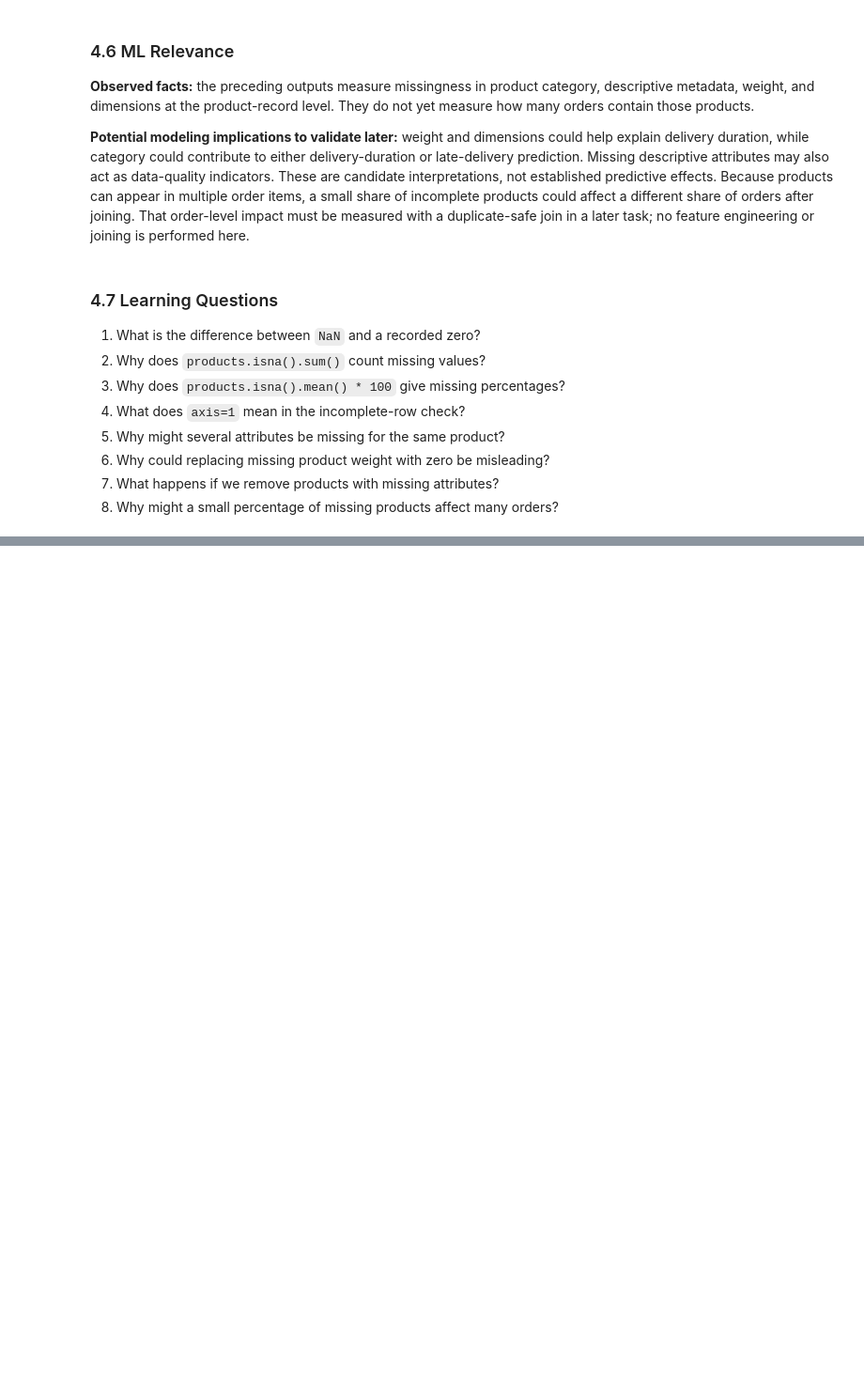
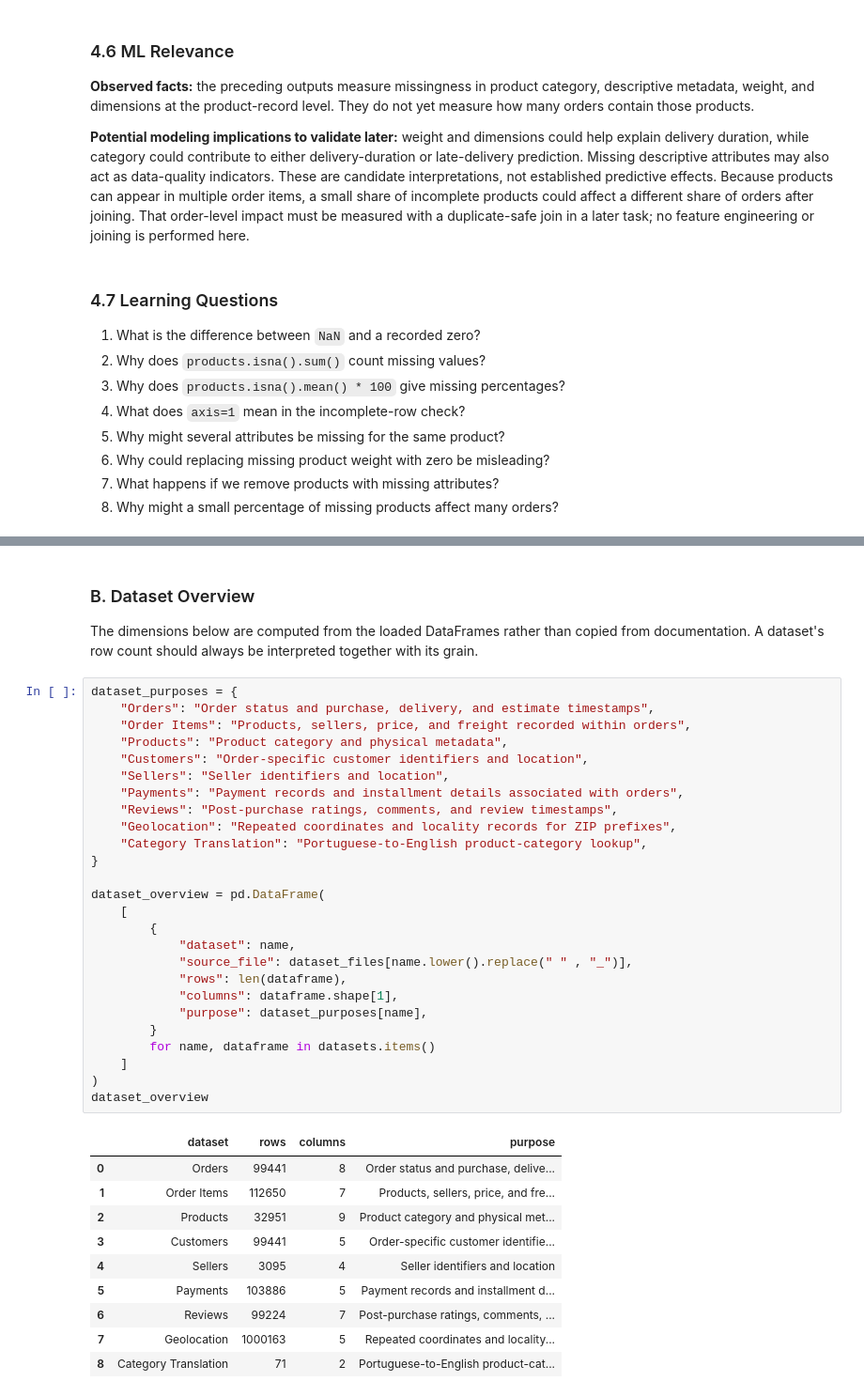
Before and after one commit to mmubashir95/ecommerce-delivery-intelligence, a Jupyter notebook: notebooks/01_data_understanding.ipynb, the cells around one changed output, grey strips where cells are left out. Shown at 94% size. Cells and saved outputs as stored; diff of their text form; blank space fills up the shorter version.

```diff
--- a/notebooks/01_data_understanding.ipynb
+++ b/notebooks/01_data_understanding.ipynb
@@ -309,0 +364,41 @@ np.int64(4)
+# %% [markdown]
+### B. Dataset Overview
+
+The dimensions below are computed from the loaded DataFrames rather than copied from documentation. A dataset's row count should always be interpreted together with its grain.
+# %%
+dataset_purposes = {
+    "Orders": "Order status and purchase, delivery, and estimate timestamps",
+    "Order Items": "Products, sellers, price, and freight recorded within orders",
+    "Products": "Product category and physical metadata",
+    "Customers": "Order-specific customer identifiers and location",
+    "Sellers": "Seller identifiers and location",
+    "Payments": "Payment records and installment details associated with orders",
+    "Reviews": "Post-purchase ratings, comments, and review timestamps",
+    "Geolocation": "Repeated coordinates and locality records for ZIP prefixes",
+    "Category Translation": "Portuguese-to-English product-category lookup",
+}
+
+dataset_overview = pd.DataFrame(
+    [
+        {
+            "dataset": name,
+            "source_file": dataset_files[name.lower().replace(" " , "_")],
+            "rows": len(dataframe),
+            "columns": dataframe.shape[1],
+            "purpose": dataset_purposes[name],
+        }
+        for name, dataframe in datasets.items()
+    ]
+)
+dataset_overview
+# %% [output]
+|  | dataset | rows | columns | purpose |
+| 0 | Orders | 99441 | 8 | Order status and purchase, delive... |
+| 1 | Order Items | 112650 | 7 | Products, sellers, price, and fre... |
+| 2 | Products | 32951 | 9 | Product category and physical met... |
+| 3 | Customers | 99441 | 5 | Order-specific customer identifie... |
+| 4 | Sellers | 3095 | 4 | Seller identifiers and location |
+| 5 | Payments | 103886 | 5 | Payment records and installment d... |
+| 6 | Reviews | 99224 | 7 | Post-purchase ratings, comments, ... |
+| 7 | Geolocation | 1000163 | 5 | Repeated coordinates and locality... |
+| 8 | Category Translation | 71 | 2 | Portuguese-to-English product-cat... |
```
Also changed, not shown: parts of 46 cells of this notebook.
